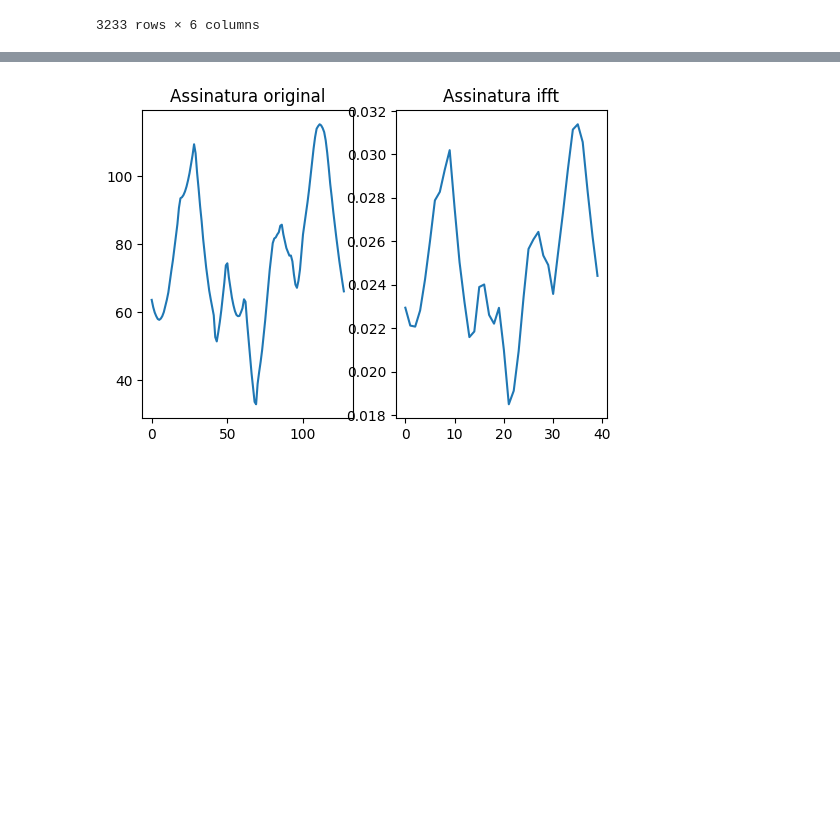
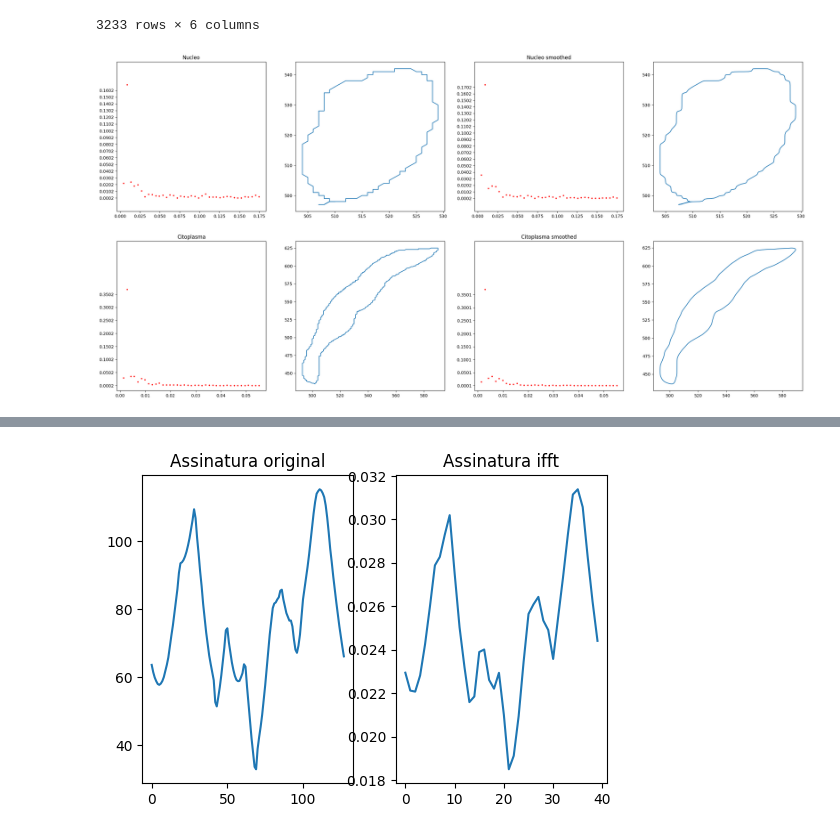
Before and after one commit to danielaterra/shape-features, a Jupyter notebook: tests_stuffs/invariant_fourier_descriptor_in_cells.ipynb, the cells around one changed output, grey strips where cells are left out. Saved outputs shown, nothing was run; the diff lists cells and outputs as text; code cells hidden in the pictures; blank space fills up the shorter version.

```diff
--- a/tests_stuffs/invariant_fourier_descriptor_in_cells.ipynb
+++ b/tests_stuffs/invariant_fourier_descriptor_in_cells.ipynb
@@ -47,21 +173,71 @@ df_cell_masks
 # %%
- img = CRIC_images()
-   #cont = 0
-   count_cells = np.zeros(6, dtype = int)
-   aux = df_cell_masks.keys()[0:3]
-   for image_id, cell_id, bethesda in df_cell_masks[aux].values:
-        cell = f'{image_id:05d}_{cell_id:05d}_'
+img = utils.shapeFeatures_extraction.CRIC_images()
+cont = 0
+count_cells = np.zeros(6, dtype = int)
+aux = df_cell_masks.keys()[0:3]
+for image_id, cell_id, bethesda in df_cell_masks[aux].values:
+    cell = f'{image_id:05d}_{cell_id:05d}_'
+    cont+=1
+    if cont < 3230:
+        continue
+    ## contornos
+    points_N = df_cell_masks.query('image_id == '+str(image_id) + ' and cell_id == '+str(cell_id))['nparray_points_segm_Nucleus'].values[0]
+    points_C = df_cell_masks.query('image_id == '+str(image_id) + ' and cell_id == '+str(cell_id))['nparray_points_segm_Cyto'].values[0]
 
-        ## contornos
-        points_N = df_cell_masks.query('image_id == '+str(image_id) + ' and cell_id == '+str(cell_id))['nparray_points_segm_Nucleus'].values[0]
-        points_C = df_cell_masks.query('image_id == '+str(image_id) + ' and cell_id == '+str(cell_id))['nparray_points_segm_Cyto'].values[0]
+    # Calc regionprops metrics from Nucleos mask:
+    mask_nucleo =  np.zeros((img.IMG_H, img.IMG_W), dtype=np.uint8)
+    mask_nucleo[points_N[:,0],points_N[:,1]] = 1
+    m_N = measure.regionprops(mask_nucleo)
+    # Calc regionprops metrics from Cyto mask:
+    mask_cyto =  np.zeros((img.IMG_H, img.IMG_W), dtype=np.uint8)
+    mask_cyto[points_C[:,0],points_C[:,1]] = 1
+    m_C = measure.regionprops(mask_cyto)
 
-        # Calc regionprops metrics from Nucleos mask:
-        mask_nucleo =  np.zeros((img.IMG_H, img.IMG_W), dtype=np.uint8)
-        mask_nucleo[points_N[:,0],points_N[:,1]] = 1
-        m_N = measure.regionprops(mask_nucleo)
-        # Calc regionprops metrics from Cyto mask:
-        mask_cyto =  np.zeros((img.IMG_H, img.IMG_W), dtype=np.uint8)
-        mask_cyto[points_C[:,0],points_C[:,1]] = 1
-        m_C = measure.regionprops(mask_cyto)
+    # --- Calc Fourier Coefficients for nucleus
+    FdN, freqsn =  fourier_descriptors(points_N[:,0], points_N[:,1], m_N[0].centroid, n_coeficients=40)
+    x_smooth, gaus_f = gaus_smooth_signal(points_N[:,0], sigma=0.5)
+    y_smooth, gaus_f = gaus_smooth_signal(points_N[:,1], sigma= 0.5)
+    FdNs, freqsns =  fourier_descriptors(x_smooth, y_smooth,
+        centroid = np.array([np.sum(x_smooth)/x_smooth.shape[0], np.sum(y_smooth)/y_smooth.shape[0]]),
+        n_coeficients=40)
+    #----
+
+    fig, axis = plt.subplots(2, 4, figsize=(29,14))
+    axis[0,0].scatter(freqsn, FdN, s=5, color='r')
+    axis[0,0].set( title = 'Nucleo', ylim=(np.min(FdN)-0.02,
+                                           np.max(FdN)+np.max(FdN)*0.2),
+                yticks=(np.arange(np.min(FdN), np.max(FdN),0.01)))
+
+    axis[0,1].plot(points_N[:,0], points_N[:,1]) #, s=5, color='r')
+    axis[0,2].scatter(freqsns, FdNs, s=5, color='r')
+    axis[0,2].set( title = 'Nucleo smoothed', ylim=(np.min(FdNs)-0.02,
+                  np.max(FdNs)+np.max(FdNs)*0.2),
+             yticks=(np.arange(np.min(FdNs), np.max(FdNs),0.01)))
+
+    axis[0,3].plot(x_smooth, y_smooth) #, s=0.3, color='r')
+
+    #---- Calc Fourier Coefficients for nucleus
+    FdC, freqsc =  fourier_descriptors(points_C[:,0], points_C[:,1], m_C[0].centroid, n_coeficients=40)
+    x_smooth, gaus_f = gaus_smooth_signal(points_C[:,0], sigma= 0.5)
+    y_smooth, gaus_f = gaus_smooth_signal(points_C[:,1], sigma= 0.5)
+    FdCs, freqscs =  fourier_descriptors(x_smooth, y_smooth,
+        centroid = np.array([np.sum(x_smooth)/x_smooth.shape[0], np.sum(y_smooth)/y_smooth.shape[0]]),
+        n_coeficients=40)
+    #-----
+
+    axis[1,0].scatter(freqsc, FdC, s= 5, color='r')
+    axis[1,0].set( title = 'Citoplasma', ylim=(np.min(FdC)-0.02,
+                                           np.max(FdC)+np.max(FdC)*0.5),
+                yticks=(np.arange(np.min(FdC), np.max(FdC),0.05)))
+
+    axis[1,1].plot(points_C[:,0], points_C[:,1]) #, s=0.02, color='r')
+    axis[1,2].scatter(freqscs, FdCs, s=5 , color='r')
+    axis[1,2].set( title = 'Citoplasma smoothed', ylim=(np.min(FdCs) - 0.02,
+                                           np.max(FdCs)+np.max(FdCs)*0.5),
+                yticks=(np.arange(np.min(FdCs), np.max(FdCs),0.05)))
+
+    axis[1,3].plot(x_smooth, y_smooth) # ,s=0.02, color='r')
+    break;
+# %% [output]
+[figure, added]
 # %%
```
Also changed, not shown: parts of 6 cells of this notebook, 2 other files.
